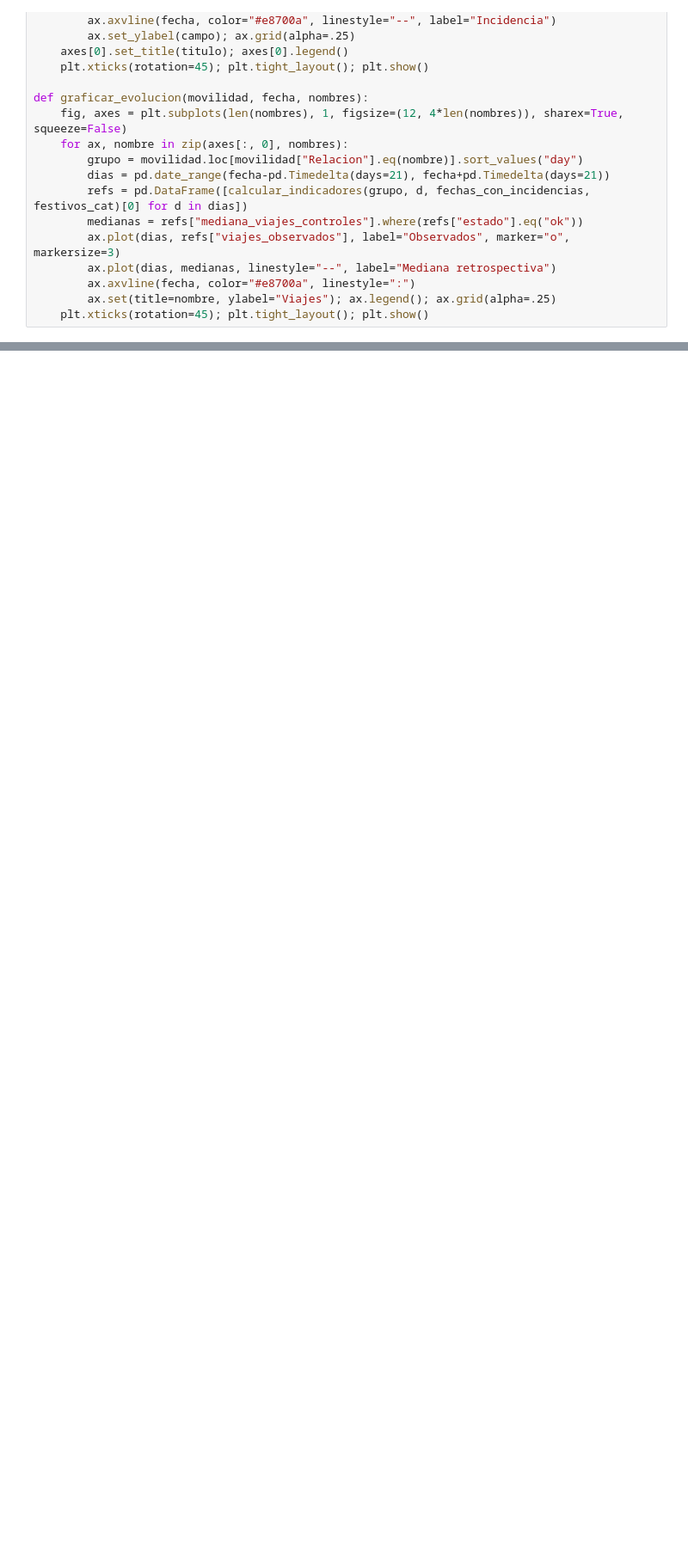
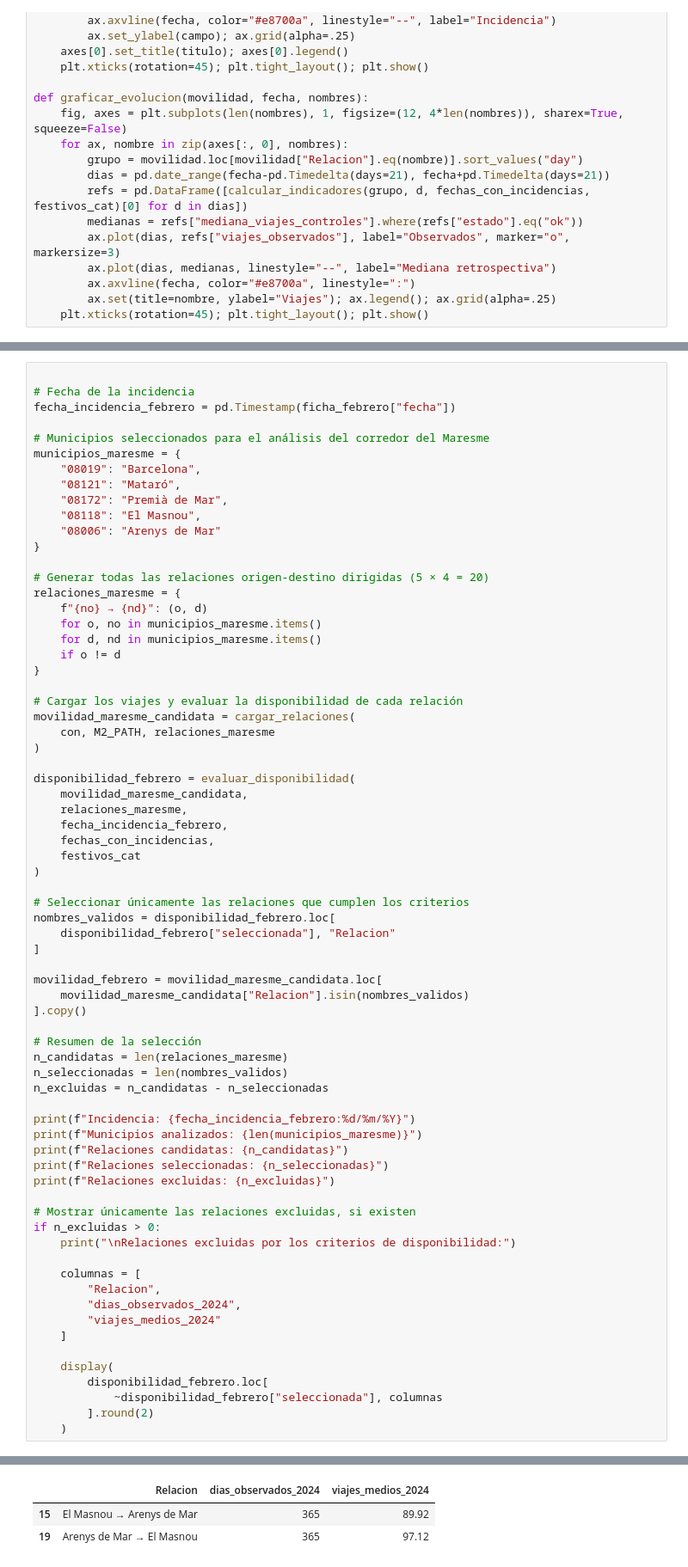
Before and after one commit to martinafrisach/R-MOVE, a Jupyter notebook: notebooks/04_comparación_movilidad_incidencias.ipynb, the cells around one changed output, grey strips where cells are left out. Shown at 86% size. Drawn from its saved outputs; the diff is of its cells as text; blank space fills up the shorter version.

```diff
--- a/notebooks/04_comparación_movilidad_incidencias.ipynb
+++ b/notebooks/04_comparación_movilidad_incidencias.ipynb
@@ -765,0 +151,71 @@ Los datos diarios no identifican modo, horarios ni usuarios afectados. Las concl
+# %%
+
+# Fecha de la incidencia
+fecha_incidencia_febrero = pd.Timestamp(ficha_febrero["fecha"])
+
+# Municipios seleccionados para el análisis del corredor del Maresme
+municipios_maresme = {
+    "08019": "Barcelona",
+    "08121": "Mataró",
+    "08172": "Premià de Mar",
+    "08118": "El Masnou",
+    "08006": "Arenys de Mar"
+}
+
+# Generar todas las relaciones origen-destino dirigidas (5 × 4 = 20)
+relaciones_maresme = {
+    f"{no} → {nd}": (o, d)
+    for o, no in municipios_maresme.items()
+    for d, nd in municipios_maresme.items()
+    if o != d
+}
+
+# Cargar los viajes y evaluar la disponibilidad de cada relación
+movilidad_maresme_candidata = cargar_relaciones(
+    con, M2_PATH, relaciones_maresme
+)
+
+disponibilidad_febrero = evaluar_disponibilidad(
+    movilidad_maresme_candidata,
+    relaciones_maresme,
+    fecha_incidencia_febrero,
+    fechas_con_incidencias,
+    festivos_cat
+)
+
+# Seleccionar únicamente las relaciones que cumplen los criterios
+nombres_validos = disponibilidad_febrero.loc[
+    disponibilidad_febrero["seleccionada"], "Relacion"
+]
+
+movilidad_febrero = movilidad_maresme_candidata.loc[
+    movilidad_maresme_candidata["Relacion"].isin(nombres_validos)
+].copy()
+
+# Resumen de la selección
+n_candidatas = len(relaciones_maresme)
+n_seleccionadas = len(nombres_validos)
+n_excluidas = n_candidatas - n_seleccionadas
+
+print(f"Incidencia: {fecha_incidencia_febrero:%d/%m/%Y}")
+print(f"Municipios analizados: {len(municipios_maresme)}")
+print(f"Relaciones candidatas: {n_candidatas}")
+print(f"Relaciones seleccionadas: {n_seleccionadas}")
+print(f"Relaciones excluidas: {n_excluidas}")
+
+# Mostrar únicamente las relaciones excluidas, si existen
+if n_excluidas > 0:
+    print("\nRelaciones excluidas por los criterios de disponibilidad:")
+
+    columnas = [
+        "Relacion",
+        "dias_observados_2024",
+        "viajes_medios_2024"
+    ]
+
+    display(
+        disponibilidad_febrero.loc[
+            ~disponibilidad_febrero["seleccionada"], columnas
+        ].round(2)
+    )
+# %% [output]
@@ -765,0 +229,3 @@ Los datos diarios no identifican modo, horarios ni usuarios afectados. Las concl
+|  | Relacion | dias_observados_2024 | viajes_medios_2024 |
+| 15 | El Masnou → Arenys de Mar | 365 | 89.92 |
+| 19 | Arenys de Mar → El Masnou | 365 | 97.12 |
```
Also changed, not shown: parts of 53 cells of this notebook, 10 other files.
